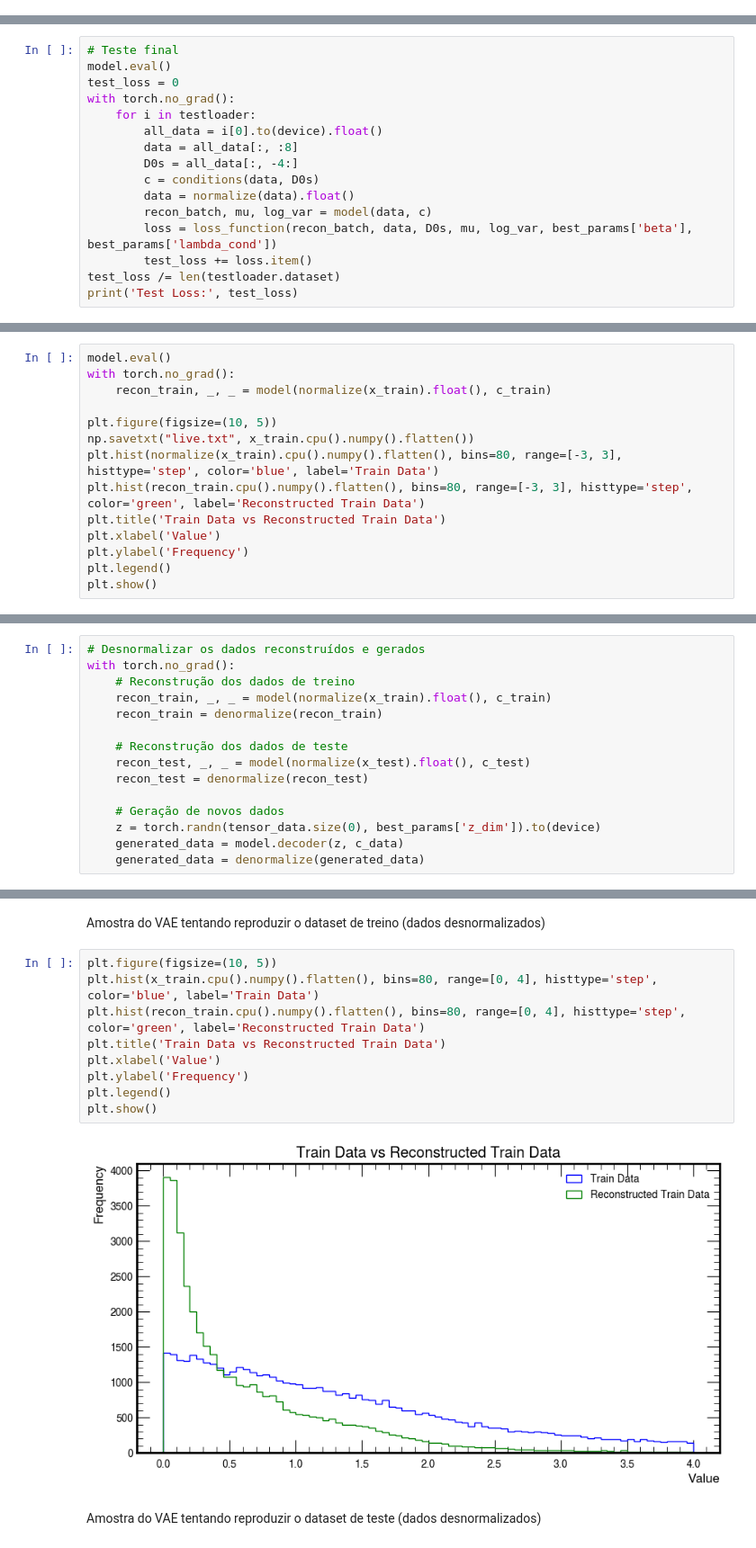
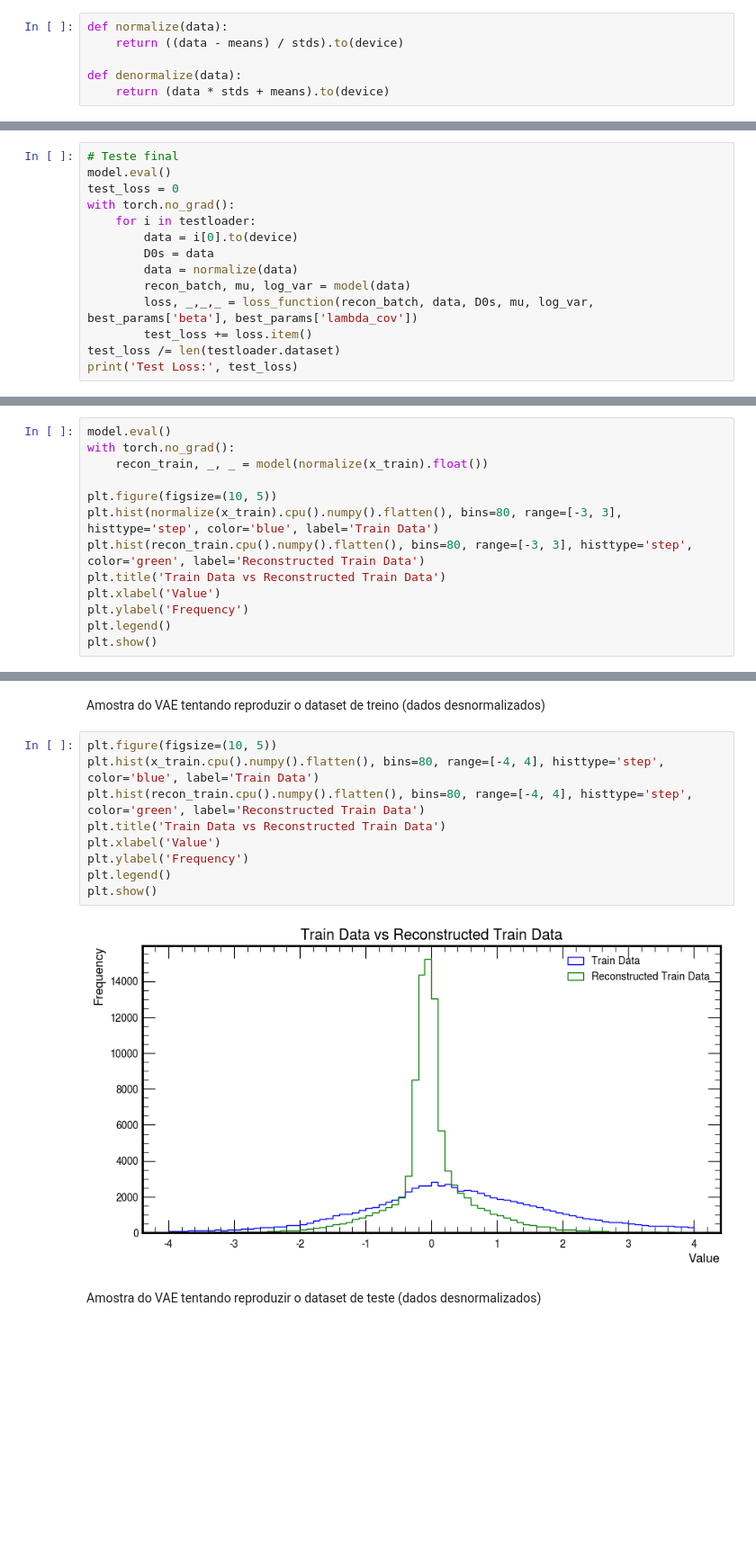
Before and after one commit to vinimetric/IC-HIN-UFRGS, a Jupyter notebook: D0MesonsID/RecoVAE/CVAE_Daughters.ipynb, the cells around one changed output, grey strips where cells are left out. Shown at 90% size. Drawn from its saved outputs; the diff is of its cells as text; blank space fills up the shorter version.

Commit message:
fix: minor conditional fixes

```diff
--- a/D0MesonsID/RecoVAE/CVAE_Daughters.ipynb
+++ b/D0MesonsID/RecoVAE/CVAE_Daughters.ipynb
@@ -53,3 +27,9 @@ def denormalize(data):
+# %%
+def normalize(data):
+    return ((data - means) / stds).to(device)
+
+def denormalize(data):
+    return (data * stds + means).to(device)
 # %%
 def mass_func(data):
     data = torch.transpose(data, 0, 1)
@@ -393,13 +438,11 @@ model.eval()
 test_loss = 0
 with torch.no_grad():
     for i in testloader:
-        all_data = i[0].to(device).float()
-        data = all_data[:, :8]
-        D0s = all_data[:, -4:]
-        c = conditions(data, D0s)
-        data = normalize(data).float()
-        recon_batch, mu, log_var = model(data, c)
-        loss = loss_function(recon_batch, data, D0s, mu, log_var, best_params['beta'], best_params['lambda_cond'])
+        data = i[0].to(device)
+        D0s = data
+        data = normalize(data)
+        recon_batch, mu, log_var = model(data)
+        loss, _,_,_ = loss_function(recon_batch, data, D0s, mu, log_var, best_params['beta'], best_params['lambda_cov'])
         test_loss += loss.item()
 test_loss /= len(testloader.dataset)
 print('Test Loss:', test_loss)
@@ -423,10 +466,9 @@ Amostra do VAE tentando reproduzir o dataset de treino (dados normalizados)
 # %%
 model.eval()
 with torch.no_grad():
-    recon_train, _, _ = model(normalize(x_train).float(), c_train)
+    recon_train, _, _ = model(normalize(x_train).float())
 
 plt.figure(figsize=(10, 5))
-np.savetxt("live.txt", x_train.cpu().numpy().flatten())
 plt.hist(normalize(x_train).cpu().numpy().flatten(), bins=80, range=[-3, 3], histtype='step', color='blue', label='Train Data')
 plt.hist(recon_train.cpu().numpy().flatten(), bins=80, range=[-3, 3], histtype='step', color='green', label='Reconstructed Train Data')
 plt.title('Train Data vs Reconstructed Train Data')
@@ -486,17 +528,2 @@ KS test for Input vs. Generated: statistic=0.3900875, p-value=0.0
 # %% [markdown]
 Abaixo, iremos desnormalizar os dados para gerar plots com a distribuição original, retomando a problemática da distribuição dos momentos tranversais dos píons e dos kaons.
-# %%
-# Desnormalizar os dados reconstruídos e gerados
-with torch.no_grad():
-    # Reconstrução dos dados de treino
-    recon_train, _, _ = model(normalize(x_train).float(), c_train)
-    recon_train = denormalize(recon_train)
-
-    # Reconstrução dos dados de teste
-    recon_test, _, _ = model(normalize(x_test).float(), c_test)
-    recon_test = denormalize(recon_test)
-
-    # Geração de novos dados
-    z = torch.randn(tensor_data.size(0), best_params['z_dim']).to(device)
-    generated_data = model.decoder(z, c_data)
-    generated_data = denormalize(generated_data)
@@ -504,15 +546,15 @@ with torch.no_grad():
 Amostra do VAE tentando reproduzir o dataset de treino (dados desnormalizados)
 # %%
 plt.figure(figsize=(10, 5))
-plt.hist(x_train.cpu().numpy().flatten(), bins=80, range=[0, 4], histtype='step', color='blue', label='Train Data')
-plt.hist(recon_train.cpu().numpy().flatten(), bins=80, range=[0, 4], histtype='step', color='green', label='Reconstructed Train Data')
+plt.hist(x_train.cpu().numpy().flatten(), bins=80, range=[-4, 4], histtype='step', color='blue', label='Train Data')
+plt.hist(recon_train.cpu().numpy().flatten(), bins=80, range=[-4, 4], histtype='step', color='green', label='Reconstructed Train Data')
 plt.title('Train Data vs Reconstructed Train Data')
 plt.xlabel('Value')
 plt.ylabel('Frequency')
 plt.legend()
 plt.show()
 # %% [output]
-[figure, old version]
+[figure, new version]
 # %% [markdown]
 Amostra do VAE tentando reproduzir o dataset de teste (dados desnormalizados)
 # %%
```
Also changed, not shown: parts of 29 cells of this notebook.
